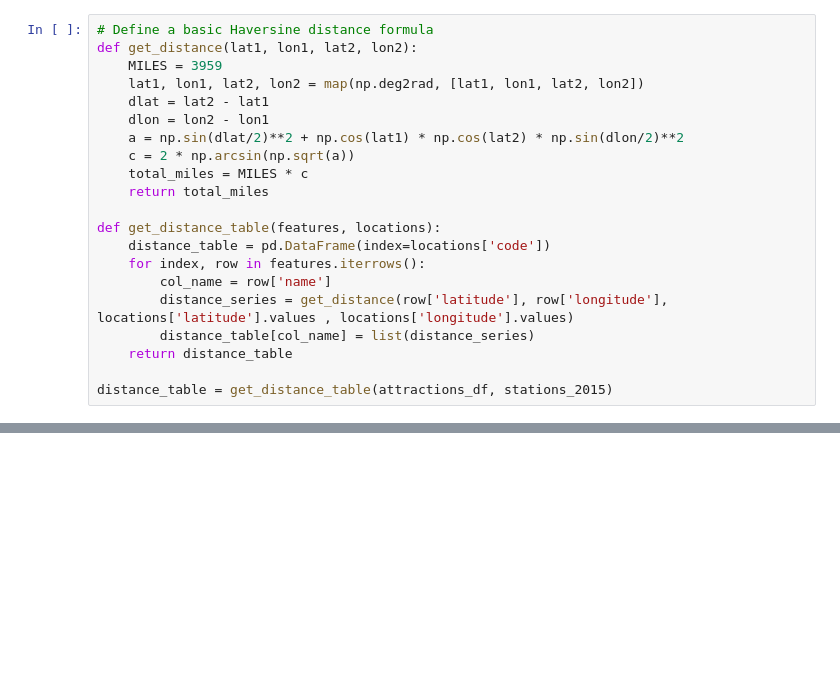
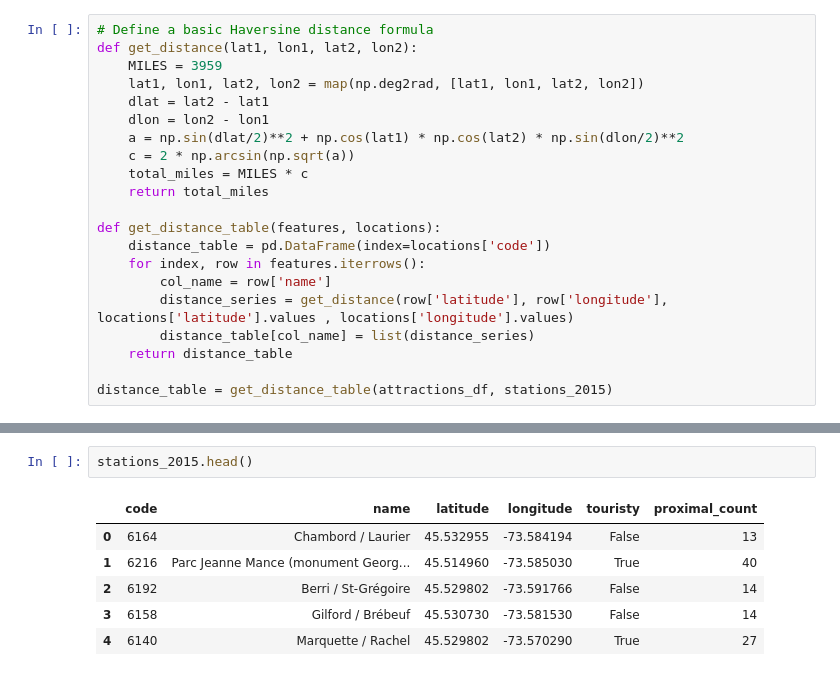
Before and after one commit to WAzaizeh/Data_Science_Basics, a Jupyter notebook: Capstone.ipynb, the cells around one changed output, grey strips where cells are left out. Saved outputs shown, nothing was run; the diff lists cells and outputs as text; blank space fills up the shorter version.

```diff
--- a/Precourse_Capstone_v2.ipynb
+++ b/Capstone.ipynb
@@ -211,0 +221,9 @@ plt.show()
+# %%
+stations_2015.head()
+# %% [output]
+|  | code | name | latitude | longitude | touristy | proximal_count |
+| 0 | 6164 | Chambord / Laurier | 45.532955 | -73.584194 | False | 13 |
+| 1 | 6216 | Parc Jeanne Mance (monument Georg... | 45.514960 | -73.585030 | True | 40 |
+| 2 | 6192 | Berri / St-Grégoire | 45.529802 | -73.591766 | False | 14 |
+| 3 | 6158 | Gilford / Brébeuf | 45.530730 | -73.581530 | False | 14 |
+| 4 | 6140 | Marquette / Rachel | 45.529802 | -73.570290 | True | 27 |
```
Also changed, not shown: parts of 8 cells of this notebook, 3 other files.
